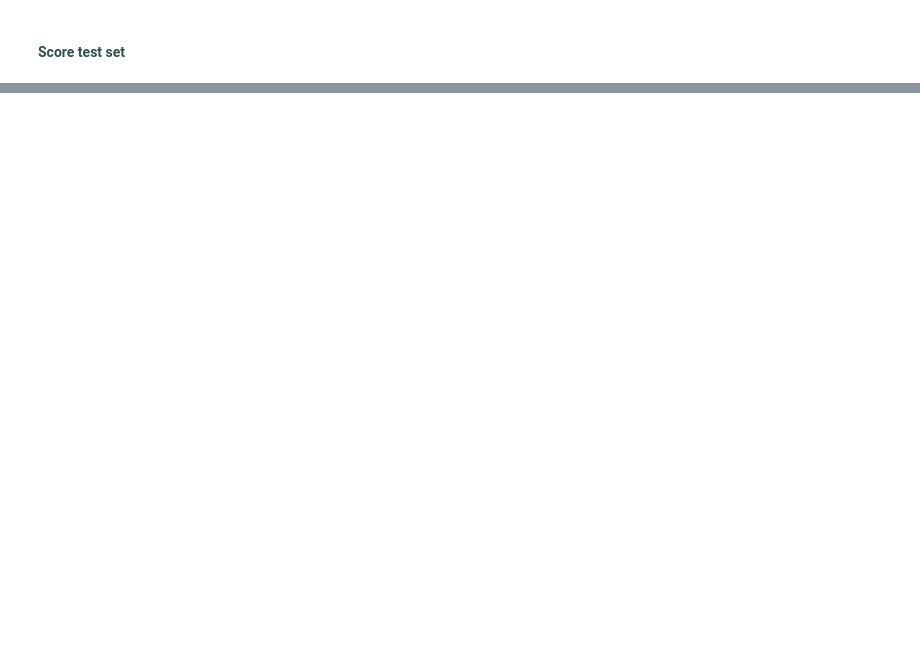
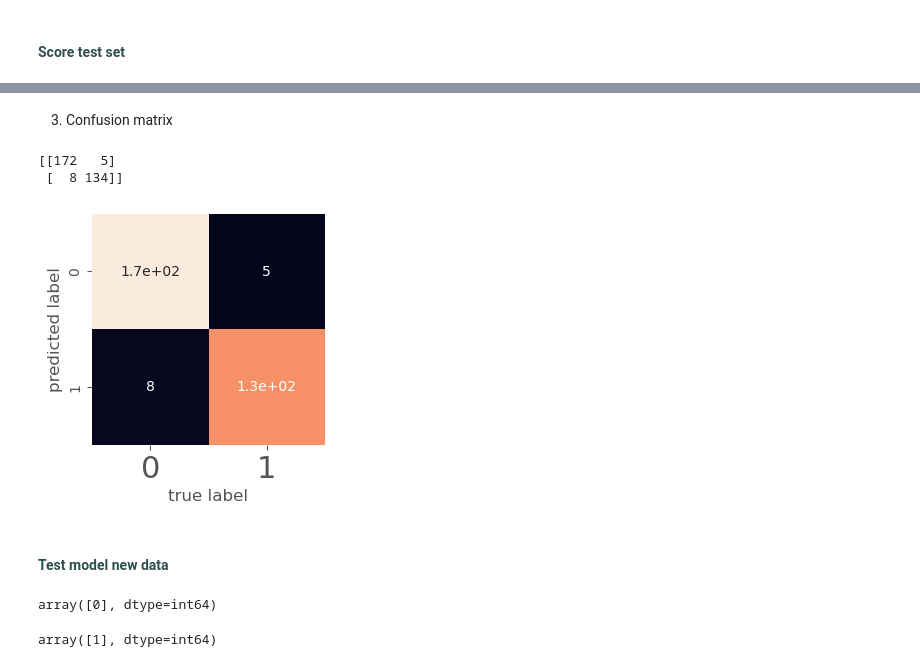
Before and after one commit to rawan-a-d/Fake-Real-Job-Postings-Prediction, a Jupyter notebook: notebook.ipynb, the cells around one changed output, grey strips where cells are left out. Cells and saved outputs as stored; diff of their text form; code cells hidden in the pictures; blank space fills up the shorter version.

Commit message:
Use natural language processing to work with text columns and use them in the model

```diff
--- a/notebook.ipynb
+++ b/notebook.ipynb
@@ -1017,0 +1095,3 @@ gnb.score(X_test, y_test)
+# %%
+df_text = df_balanced.loc[:, ["company_profile", "description", "requirements", "benefits", "fraudulent"]]
+df_text.head()
@@ -1017,0 +1147,2 @@ gnb.score(X_test, y_test)
+# %%
+df_text["text"] = df_text["company_profile"] + " " + df_text["description"] + " " + df_text["requirements"] + " " + df_text["benefits"]
@@ -1017,0 +1164,17 @@ gnb.score(X_test, y_test)
+# %%
+X = df_text["text"]
+y = df_text["fraudulent"]
+
+# Random seed for reproducibility
+np.random.seed(42)
+
+# Split into train & test set
+X_train, X_test, y_train, y_test = train_test_split(X, # independent variables
+                                                    y, # dependent variable
+                                                    test_size = 0.2) # percentage of data to use for test set
+
+# create a pipeline to vectorize the data and train and fit the model
+model = Pipeline([("tfidf", TfidfVectorizer()),
+                    ("clf", LinearSVC())])
+
+model.fit(X_train, y_train)
@@ -1017,0 +1185,2 @@ gnb.score(X_test, y_test)
+# %%
+predictions = model.predict(X_test)
@@ -1017,0 +1206,26 @@ gnb.score(X_test, y_test)
+# %% [markdown]
+3. Confusion matrix
+# %%
+print(confusion_matrix(y_test, predictions))
+# %% [output]
+[[172   5]
+ [  8 134]]
+# %%
+fig, ax = plt.subplots(figsize=(3, 3))
+ax = sns.heatmap(confusion_matrix(y_test, predictions),
+                 annot=True, # Annotate the boxes
+                 cbar=False)
+plt.xlabel("true label")
+plt.ylabel("predicted label");
+# %% [output]
+[figure, added]
+# %% [markdown]
+<h4><font color=darkslategray> Test model new data </font></h4>
+# %%
+model.predict(["CM.com is a dynamic organization of over 300 developers divided over 20 teams, we are a leading software company. Team responsibilities vary from deep backend development to more user experience-oriented full-stack development. CM.com is a luxurious position to expand in multiple teams, therefore allowing you to work for a team and product that suits you the best.We offer opportunities for a diverse set of programming languages as we code in back end in C#, Java, PHP, and Go. Also we make use of a variety of front end frameworks like Angular, React, Vue.js etc. We are always upgrading our tech stack and looking for innovation and improvements. We work in an agile environment with experienced developers, product owners, UX designers, and more."])
+# %% [output]
+array([0], dtype=int64)
+# %%
+model.predict(["competing salary"])
+# %% [output]
+array([1], dtype=int64)
```
Also changed, not shown: parts of 66 cells of this notebook.
